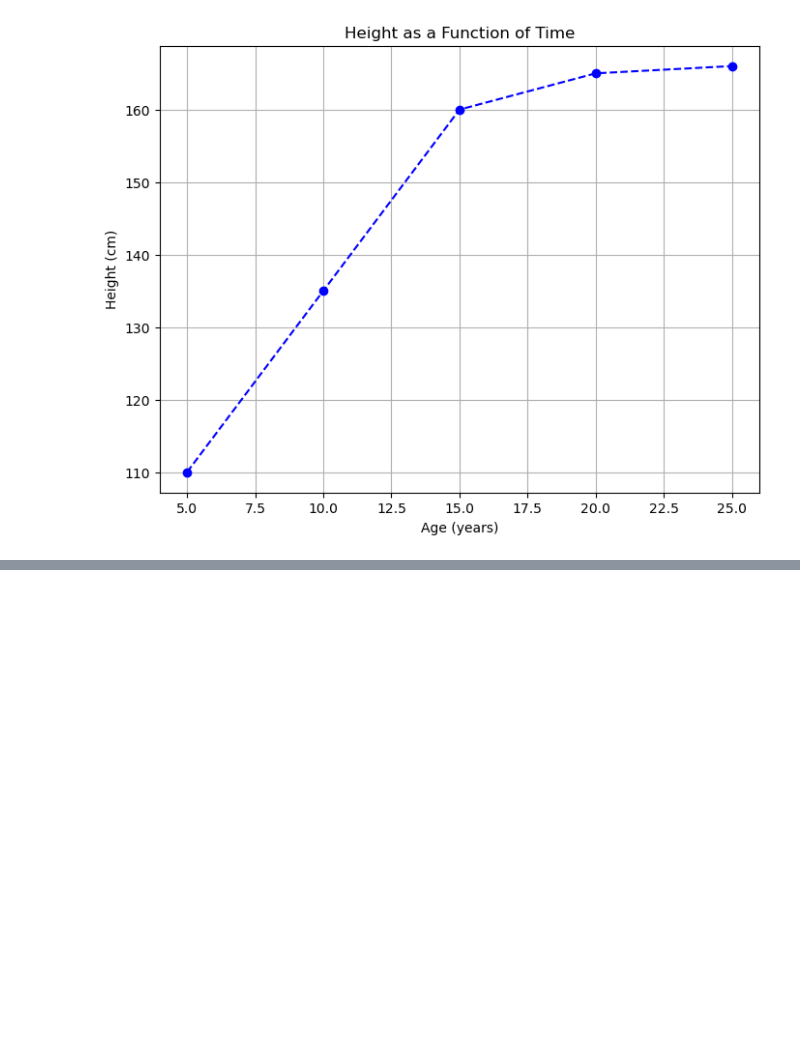
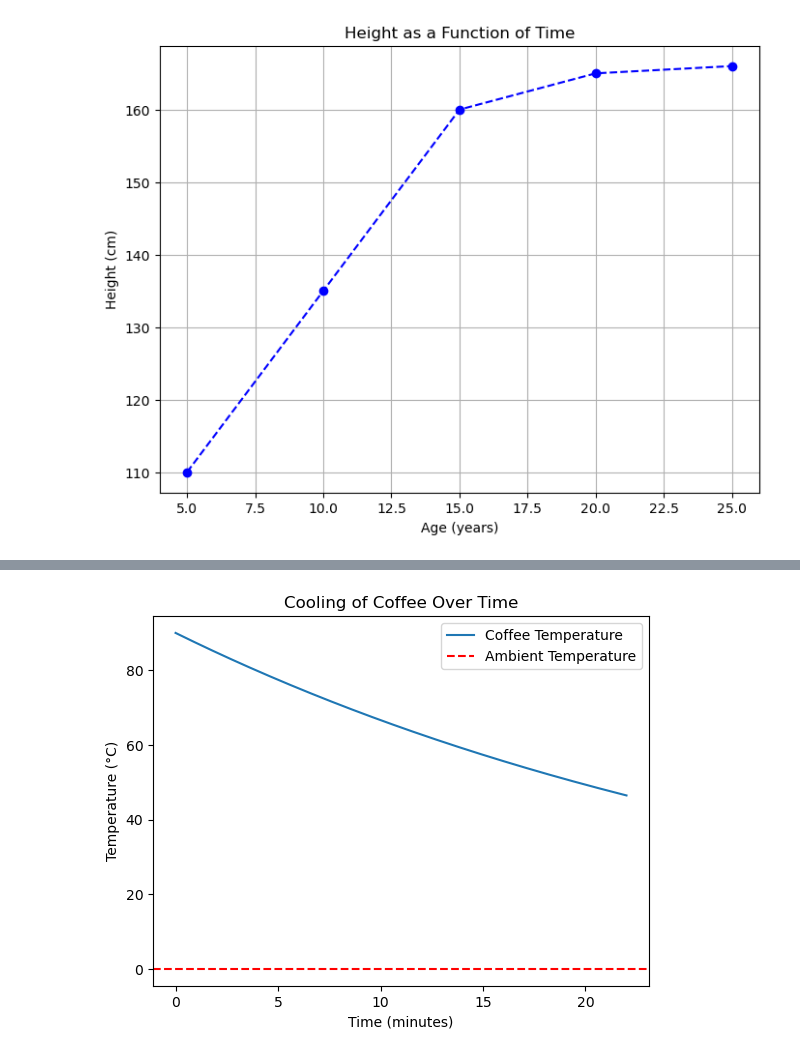
Before and after one commit to rasnarim/PhyPy, a Jupyter notebook: ScalarSanctuary.ipynb, the cells around one changed output, grey strips where cells are left out. Cells and saved outputs as stored; diff of their text form; code cells hidden in the pictures; blank space fills up the shorter version.

Commit message:
Change the water boilling example to water cooling example with simulatoins

```diff
--- a/ScalarSanctuary.ipynb
+++ b/ScalarSanctuary.ipynb
@@ -451,0 +430,36 @@ plt.show()  # Display the plot
+# %%
+# import numpy as np
+# import matplotlib.pyplot as plt
+
+# Function to simulate cooling of coffee
+def cooling_model(T_init, T_env, r, dt, t_end):
+    times = np.arange(0, t_end + dt, dt)  # Create an array of time points
+    temperatures = np.zeros_like(times)  # Create an array to store temperatures
+    temperatures[0] = T_init  # Set the initial temperature
+
+    for i in range(1, len(times)):
+        # Newton's Law of Cooling: Update temperature for each time step
+        temperatures[i] = temperatures[i - 1] - r * (temperatures[i - 1] - T_env) * dt
+
+    return times, temperatures
+
+# Set initial conditions
+T_init = 90  # Initial coffee temperature (°C)
+T_env = 0   # Ambient temperature (°C)
+r = 0.03     # Cooling rate (3% per minute)
+dt = 1       # Time step (1 minute)
+t_end = 22   # Total time (30 minutes)
+
+# Simulate the cooling process
+times, temperatures = cooling_model(T_init, T_env, r, dt, t_end)
+
+# Plot the temperature over time
+plt.plot(times, temperatures, label="Coffee Temperature")
+plt.axhline(T_env, color='r', linestyle='--', label="Ambient Temperature")
+plt.xlabel("Time (minutes)")
+plt.ylabel("Temperature (°C)")
+plt.title("Cooling of Coffee Over Time")
+plt.legend()
+plt.show()
+# %% [output]
+[figure, added]
```
Also changed, not shown: parts of 8 cells of this notebook.
